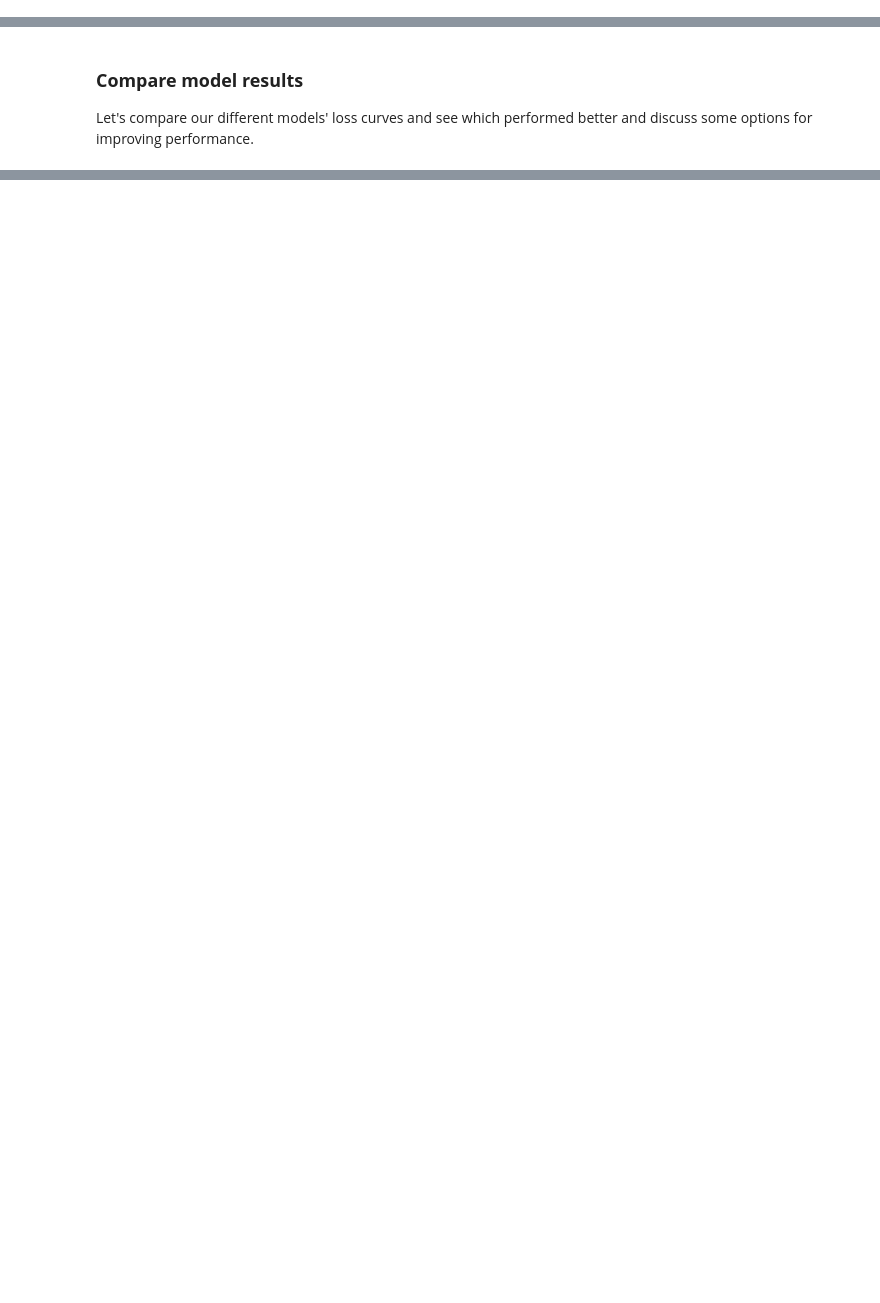
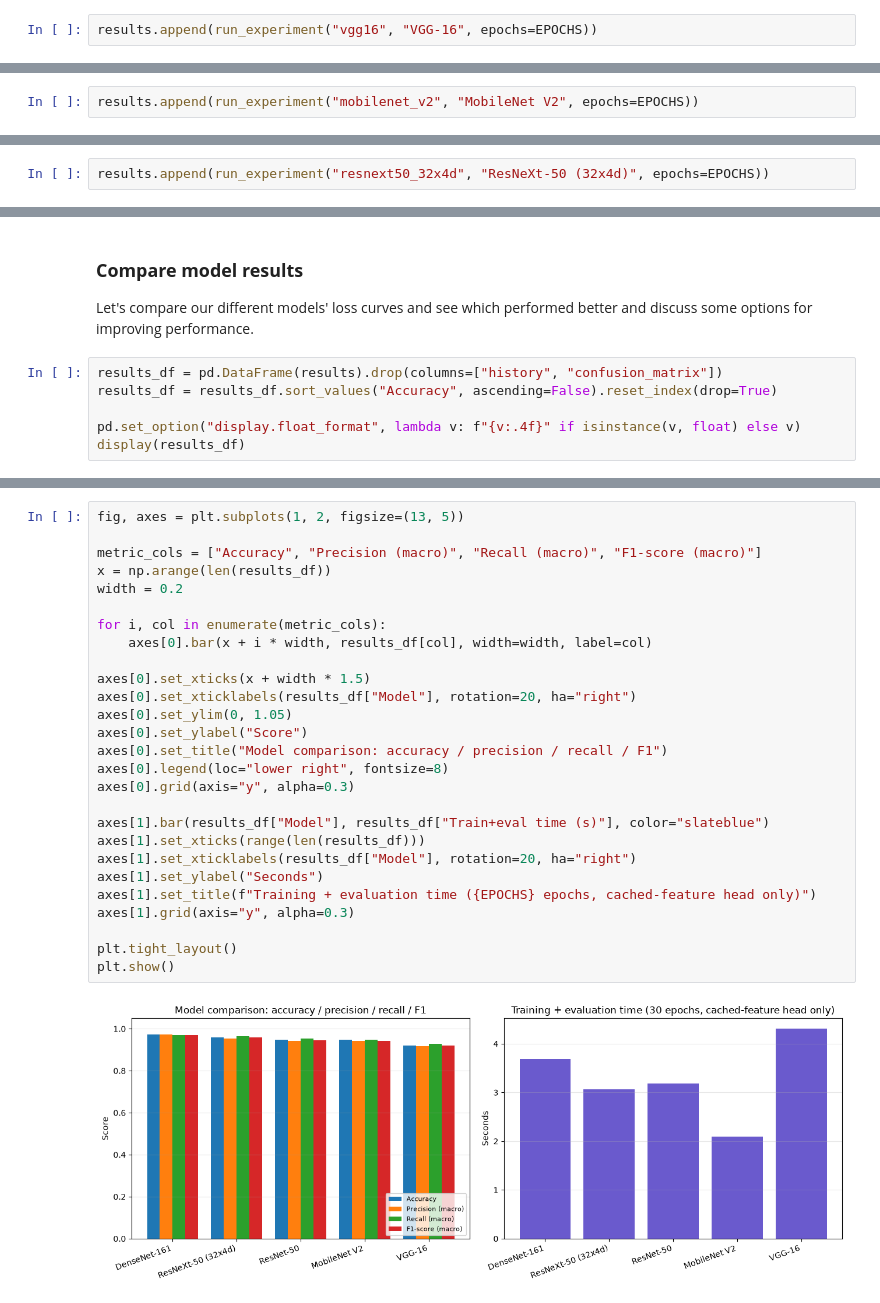
Before and after one commit to kthrynlgh/martinito-ds-portfolio, a Jupyter notebook: lab-activities/lab-exercise-06.ipynb, the cells around one changed output, grey strips where cells are left out. Drawn from its saved outputs; the diff is of its cells as text; blank space fills up the shorter version.

```diff
--- a/lab-activities/lab-exercise-06.ipynb
+++ b/lab-activities/lab-exercise-06.ipynb
@@ -368,0 +448,2 @@ A classic, deep convolutional network with a straightforward and uniform archite
+# %%
+results.append(run_experiment("vgg16", "VGG-16", epochs=EPOCHS))
@@ -372,0 +461,2 @@ A lightweight, efficient architecture designed for faster training and lower mem
+# %%
+results.append(run_experiment("mobilenet_v2", "MobileNet V2", epochs=EPOCHS))
@@ -376,0 +474,2 @@ Combines residual connections with grouped convolutions (cardinality), offering
+# %%
+results.append(run_experiment("resnext50_32x4d", "ResNeXt-50 (32x4d)", epochs=EPOCHS))
@@ -378,3 +484,9 @@ Combines residual connections with grouped convolutions (cardinality), offering
 ### **Compare model results**
 
 Let's compare our different models' loss curves and see which performed better and discuss some options for improving performance.
+# %%
+results_df = pd.DataFrame(results).drop(columns=["history", "confusion_matrix"])
+results_df = results_df.sort_values("Accuracy", ascending=False).reset_index(drop=True)
+
+pd.set_option("display.float_format", lambda v: f"{v:.4f}" if isinstance(v, float) else v)
+display(results_df)
@@ -380,0 +500,29 @@ Let's compare our different models' loss curves and see which performed better a
+# %%
+fig, axes = plt.subplots(1, 2, figsize=(13, 5))
+
+metric_cols = ["Accuracy", "Precision (macro)", "Recall (macro)", "F1-score (macro)"]
+x = np.arange(len(results_df))
+width = 0.2
+
+for i, col in enumerate(metric_cols):
+    axes[0].bar(x + i * width, results_df[col], width=width, label=col)
+
+axes[0].set_xticks(x + width * 1.5)
+axes[0].set_xticklabels(results_df["Model"], rotation=20, ha="right")
+axes[0].set_ylim(0, 1.05)
+axes[0].set_ylabel("Score")
+axes[0].set_title("Model comparison: accuracy / precision / recall / F1")
+axes[0].legend(loc="lower right", fontsize=8)
+axes[0].grid(axis="y", alpha=0.3)
+
+axes[1].bar(results_df["Model"], results_df["Train+eval time (s)"], color="slateblue")
+axes[1].set_xticks(range(len(results_df)))
+axes[1].set_xticklabels(results_df["Model"], rotation=20, ha="right")
+axes[1].set_ylabel("Seconds")
+axes[1].set_title(f"Training + evaluation time ({EPOCHS} epochs, cached-feature head only)")
+axes[1].grid(axis="y", alpha=0.3)
+
+plt.tight_layout()
+plt.show()
+# %% [output]
+[figure, added]
```
Also changed, not shown: parts of 36 cells of this notebook.
